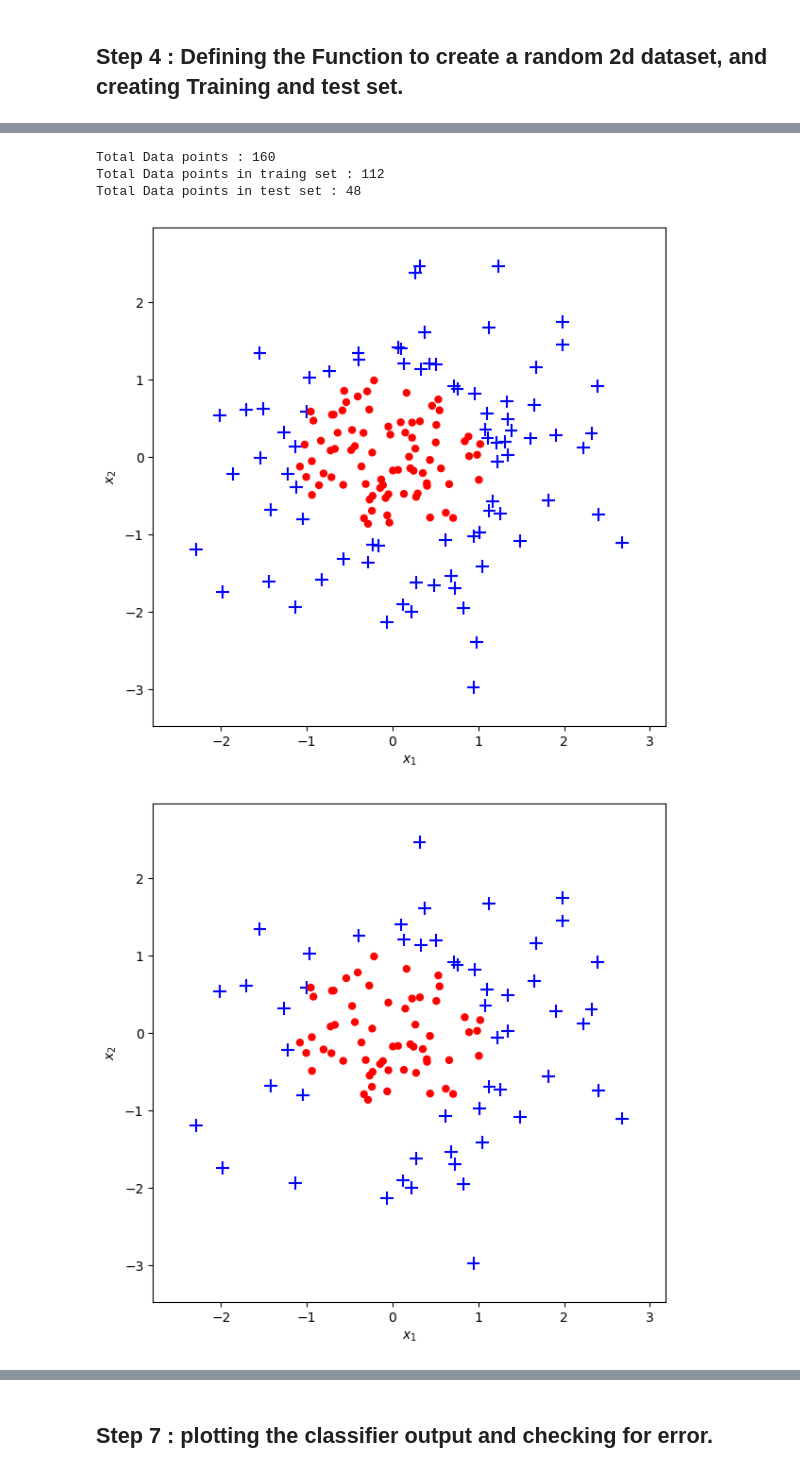
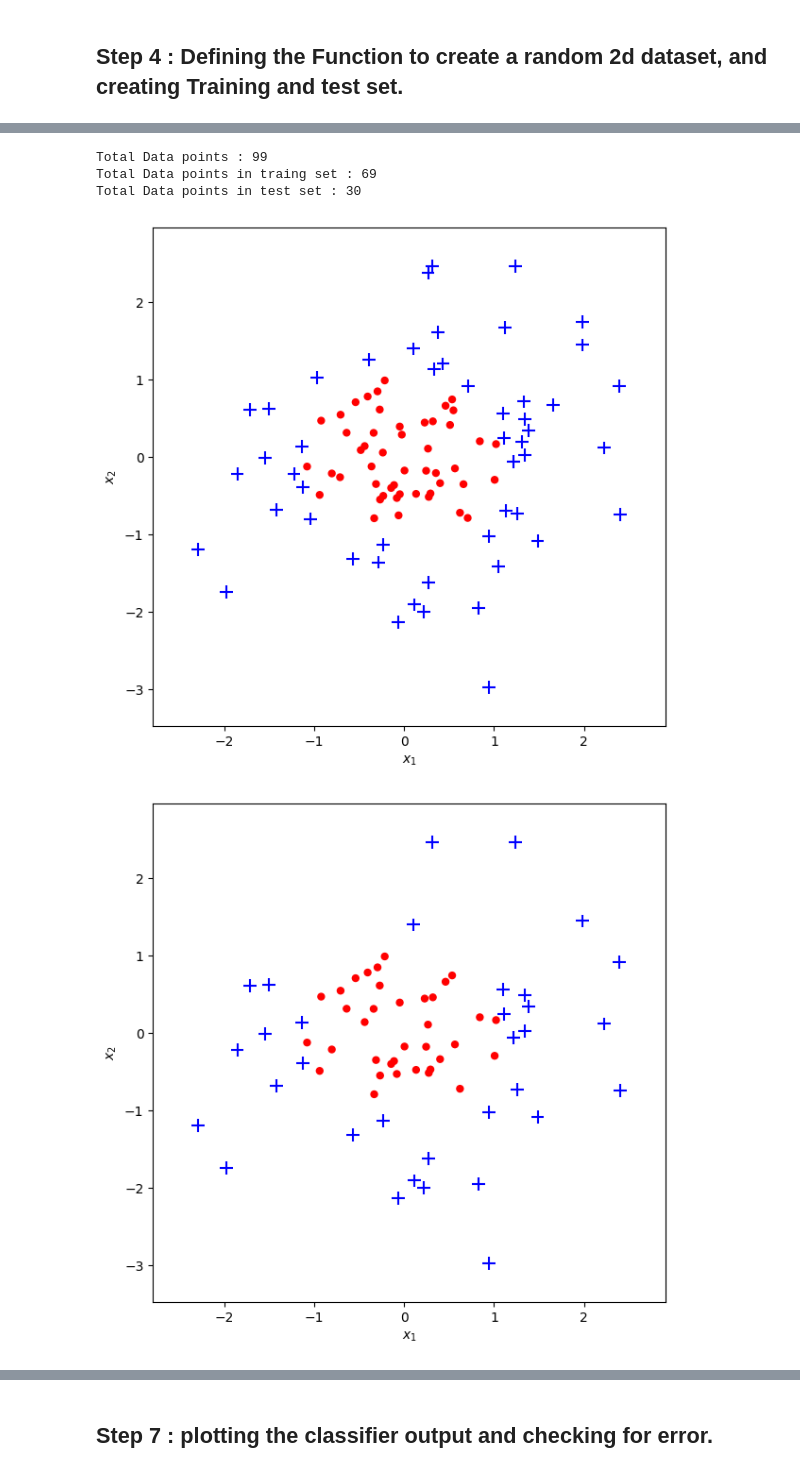
Before and after one commit to Jay0774/MACHINE-LEARNING, a Jupyter notebook: Adaboost/ADABOOST_classifier.ipynb, the cells around one changed output, grey strips where cells are left out. Saved outputs shown, nothing was run; the diff lists cells and outputs as text; code cells hidden in the pictures.

```diff
--- a/Adaboost/ADABOOST_classifier.ipynb
+++ b/Adaboost/ADABOOST_classifier.ipynb
@@ -151,17 +152,17 @@ def make_2D_gaussian_dataset( n , random_seed):
 # %%
 # defining n the number of total data points.
-n = 160
+n = 99
 X, y = make_2D_gaussian_dataset(n, random_seed=10)
 X_train, X_test, y_train, y_test = train_test_split(X, y, test_size=0.3, random_state=1)
 print("Total Data points :",n)
 plot_adaboost_in2D(X, y)
 print("Total Data points in traing set :",X_train.shape[0])
 plot_adaboost_in2D(X_train, y_train)
 print("Total Data points in test set :",X_test.shape[0])
 plot_adaboost_in2D(X_test, y_test)
 # %% [output]
-Total Data points : 160
-Total Data points in traing set : 112
-Total Data points in test set : 48
+Total Data points : 99
+Total Data points in traing set : 69
+Total Data points in test set : 30
-[figure, old version]
+[figure, new version]
-[figure, old version]
+[figure, new version]
```
Also changed, not shown: parts of 10 cells of this notebook.
